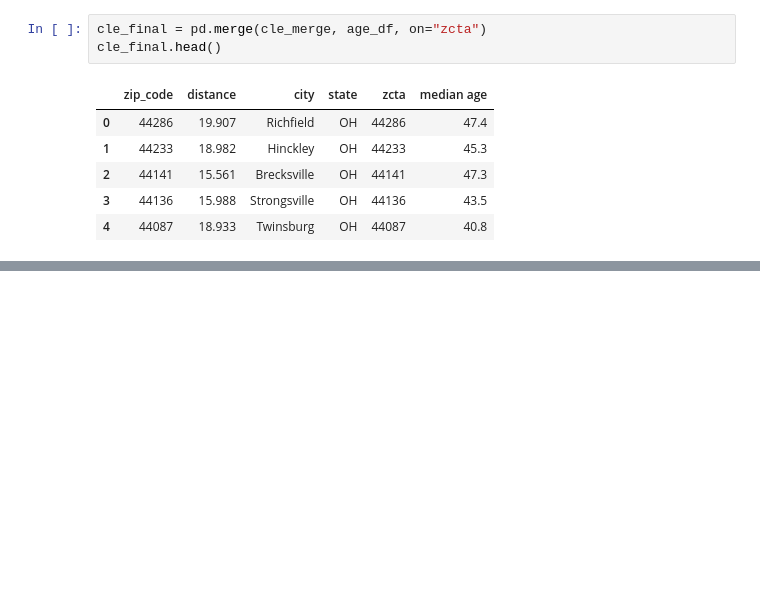
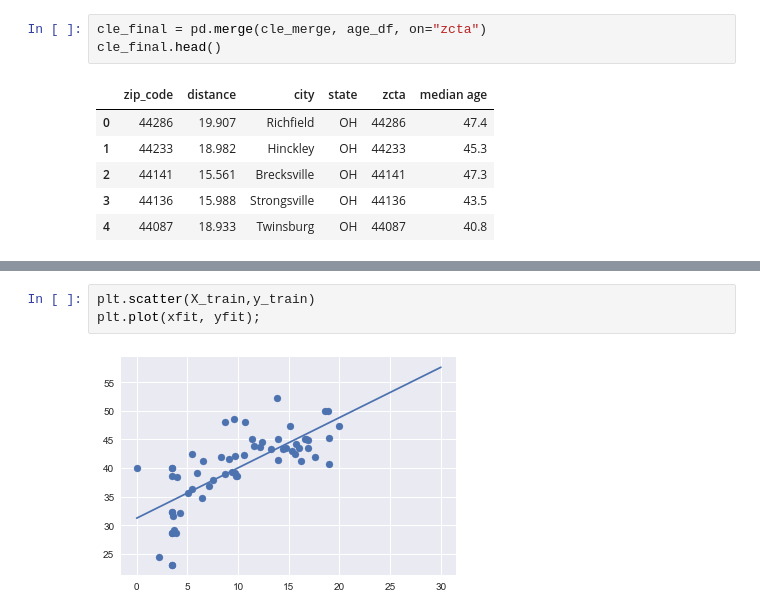
Before and after one commit to Gomesm450/Project-1, a Jupyter notebook: project_draft_code.ipynb, the cells around one changed output, grey strips where cells are left out. Cells and saved outputs as stored; diff of their text form; blank space fills up the shorter version.

```diff
--- a/project_draft_code.ipynb
+++ b/project_draft_code.ipynb
@@ -128,0 +156,5 @@ cle_final.head()
+# %%
+plt.scatter(X_train,y_train)
+plt.plot(xfit, yfit);
+# %% [output]
+[figure, added]
```
Also changed, not shown: parts of 6 cells of this notebook, 7 other files.
